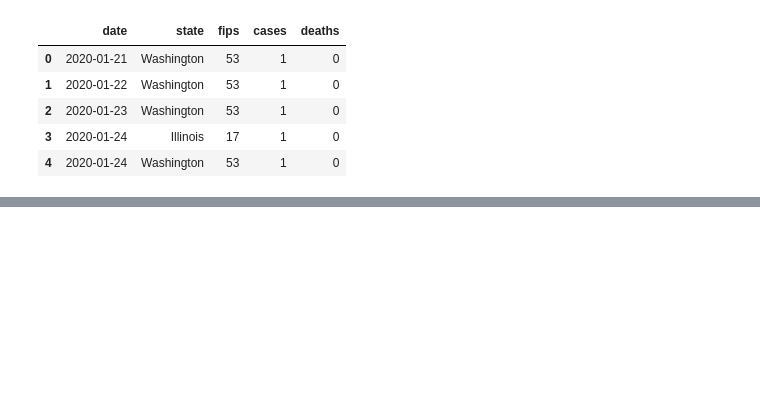
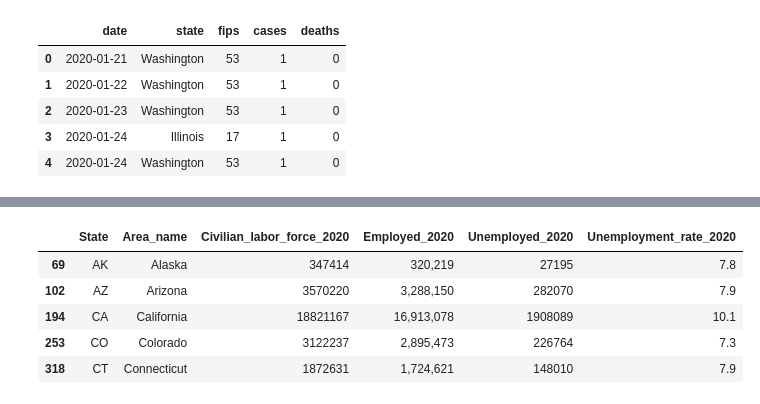
Before and after one commit to AM-Mahon/data-mining-semester-project, a Jupyter notebook: Data Cleaning Template.ipynb, the cells around one changed output, grey strips where cells are left out. Saved outputs shown, nothing was run; the diff lists cells and outputs as text; code cells hidden in the pictures; blank space fills up the shorter version.

```diff
--- a/Data Cleaning Template.ipynb
+++ b/Data Cleaning Template.ipynb
@@ -483,0 +323,16 @@ kurtosis = 14.610114
+# %%
+# COVID data
+# filter out states we don't care about
+# filter just 2020 timeframe
+dfCOVID2020 = dfStateC19Death.copy()
+dfCOVID2020 = dfCOVID2020.drop(["fips"],1)
+
+# total by month for each state
+dfCOVID2020 = dfCOVID2020.sort_values('date')
+dfCOVID2020 = dfCOVID2020.sort_values('state')
+
+dfCOVID2020['Total COVID Cases 2020'] = (dfCOVID2020.groupby([pd.Grouper(key='state')])['cases'].transform('max'))
+dfCOVID2020['Total COVID Deaths 2020'] = (dfCOVID2020.groupby([pd.Grouper(key='state')])['deaths'].transform('max'))
+dfCOVID2020 = dfCOVID2020.iloc[:,[1,4,5]]
+dfCOVID2020 = dfCOVID2020.drop_duplicates()
+dfCOVID2020.head()
@@ -483,0 +404,23 @@ kurtosis = 14.610114
+# %%
+stateswithavailabledata
+dfUnemployment['Civilian_labor_force_2020'] = dfUnemployment['Civilian_labor_force_2020'].str.replace(',', '')
+dfUnemployment['Unemployed_2020'] = dfUnemployment['Unemployed_2020'].str.replace(',', '')
+
+dflist = []
+for x in stateswithavailabledata:
+    dflist.append(dfUnemployment[(dfUnemployment['Area_name'] == x)])
+
+dfUnemployment2020 = pd.DataFrame()
+
+for x in dflist:
+    dfUnemployment2020 = dfUnemployment2020.append(x)
+
+dfUnemployment2020 = dfUnemployment2020.drop_duplicates()
+dfUnemployment2020.head()
+# %% [output]
+|  | State | Area_name | Civilian_labor_force_2020 | Employed_2020 | Unemployed_2020 | Unemployment_rate_2020 |
+| 69 | AK | Alaska | 347414 | 320,219 | 27195 | 7.8 |
+| 102 | AZ | Arizona | 3570220 | 3,288,150 | 282070 | 7.9 |
+| 194 | CA | California | 18821167 | 16,913,078 | 1908089 | 10.1 |
+| 253 | CO | Colorado | 3122237 | 2,895,473 | 226764 | 7.3 |
+| 318 | CT | Connecticut | 1872631 | 1,724,621 | 148010 | 7.9 |
```
Also changed, not shown: parts of 13 cells of this notebook.
